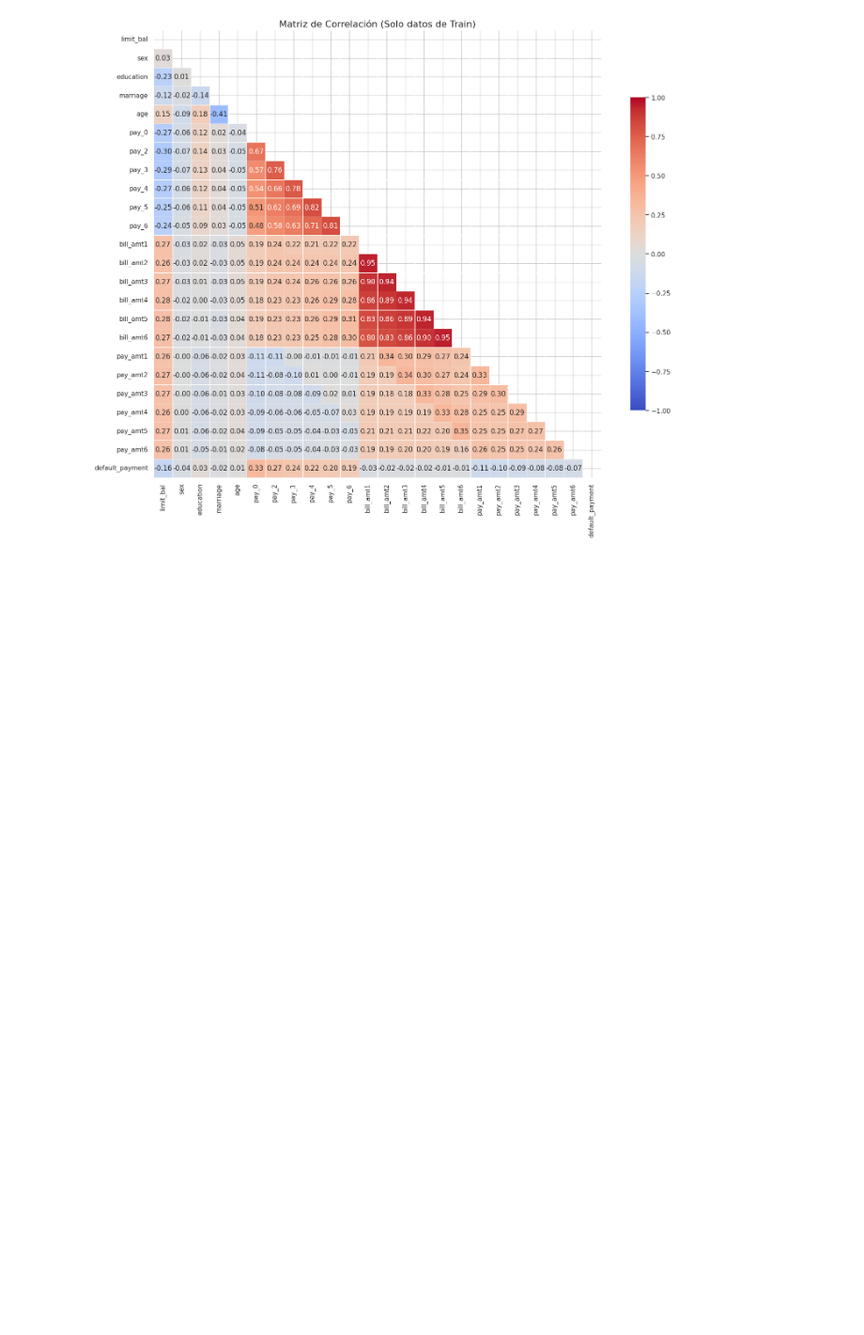
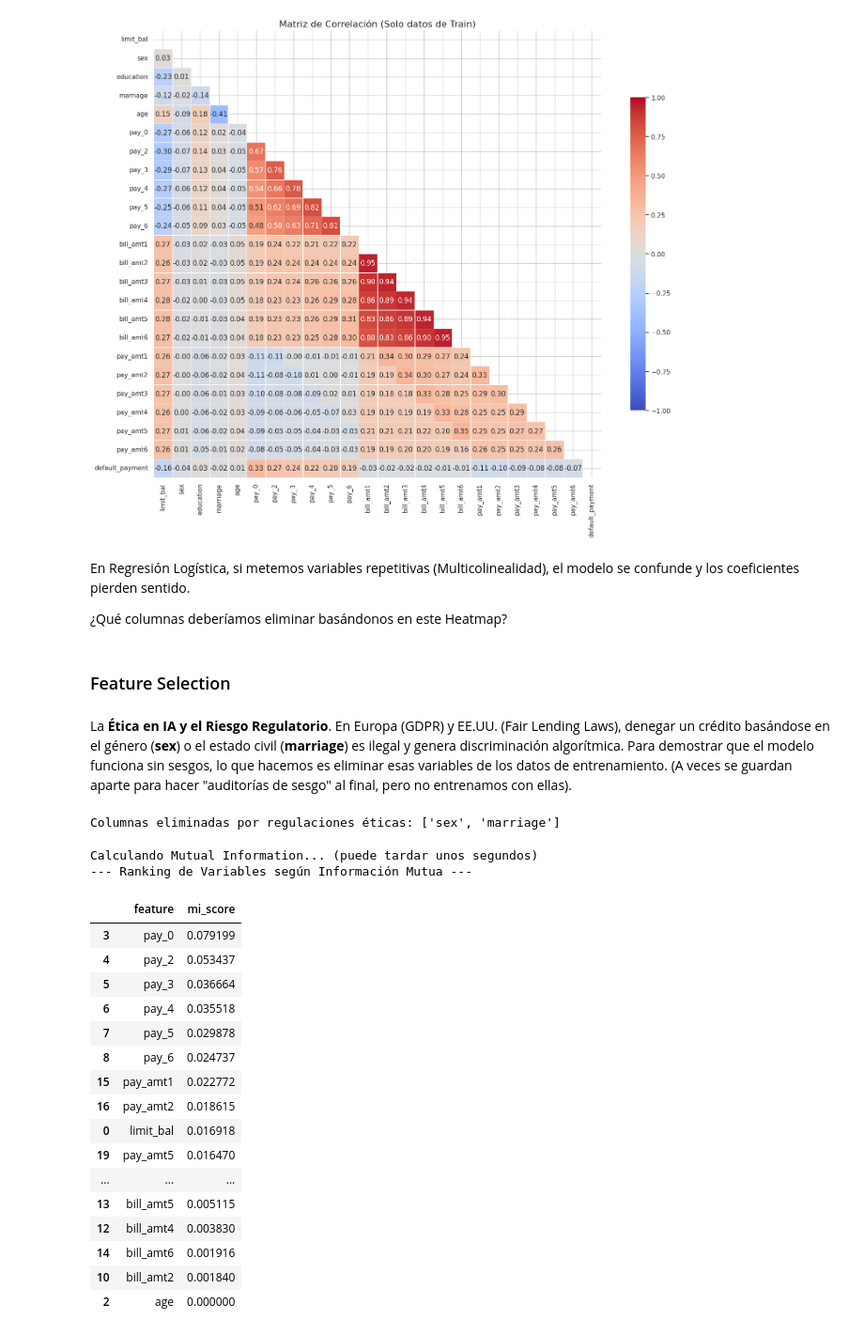
Before and after one commit to Emanuel-TC/preparacion_limpieza_datos, a Jupyter notebook: notebook_principal.ipynb, the cells around one changed output. Shown at 94% size. Drawn from its saved outputs; the diff is of its cells as text; code cells hidden in the pictures; blank space fills up the shorter version.

Commit message:
[feat] feature selection aplicando filtros regulatorios e informacion mutua

```diff
--- a/notebook_principal.ipynb
+++ b/notebook_principal.ipynb
@@ -466,3 +467,56 @@ plt.title('Matriz de Correlación (Solo datos de Train)', fontsize=16)
 plt.show()
 # %% [output]
 [figure]
+# %% [markdown]
+En Regresión Logística, si metemos variables repetitivas (Multicolinealidad), el modelo se confunde y los coeficientes pierden sentido.
+
+¿Qué columnas deberíamos eliminar basándonos en este Heatmap?
+# %% [markdown]
+### Feature Selection
+# %% [markdown]
+La **Ética en IA y el Riesgo Regulatorio**. En Europa (GDPR) y EE.UU. (Fair Lending Laws), denegar un crédito basándose en el género (**sex**) o el estado civil (**marriage**) es ilegal y genera discriminación algorítmica. Para demostrar que el modelo funciona sin sesgos, lo que hacemos es eliminar esas variables de los datos de entrenamiento. (A veces se guardan aparte para hacer "auditorías de sesgo" al final, pero no entrenamos con ellas).
+# %%
+# 12.3. Feature Selection: Criterio Regulatorio y Matemático
+
+# 12.1. CRITERIO REGULATORIO (Ética y Cumplimiento)
+# Eliminamos variables demográficas protegidas del Train y del Test
+cols_to_drop_ethics = ['sex', 'marriage']
+X_train = X_train.drop(columns=cols_to_drop_ethics)
+X_test = X_test.drop(columns=cols_to_drop_ethics)
+print(f"Columnas eliminadas por regulaciones éticas: {cols_to_drop_ethics}\n")
+# %% [output]
+Columnas eliminadas por regulaciones éticas: ['sex', 'marriage']
+# %%
+# 12.2. CRITERIO MATEMÁTICO: Mutual Information
+# Calculamos la importancia de cada variable para predecir el Target
+print("Calculando Mutual Information... (puede tardar unos segundos)")
+mi_scores = mutual_info_classif(X_train, y_train, random_state=42)
+
+# Creamos un DataFrame con los resultados
+mi_df = pd.DataFrame({
+    'feature': X_train.columns,
+    'mi_score': mi_scores
+}).sort_values(by='mi_score', ascending=False)
+
+print("--- Ranking de Variables según Información Mutua ---")
+display(mi_df)
+# %% [output]
+Calculando Mutual Information... (puede tardar unos segundos)
+--- Ranking de Variables según Información Mutua ---
+|  | feature | mi_score |
+| 3 | pay_0 | 0.079199 |
+| 4 | pay_2 | 0.053437 |
+| 5 | pay_3 | 0.036664 |
+| 6 | pay_4 | 0.035518 |
+| 7 | pay_5 | 0.029878 |
+| 8 | pay_6 | 0.024737 |
+| 15 | pay_amt1 | 0.022772 |
+| 16 | pay_amt2 | 0.018615 |
+| 0 | limit_bal | 0.016918 |
+| 19 | pay_amt5 | 0.016470 |
+| ... | ... | ... |
+| 13 | bill_amt5 | 0.005115 |
+| 12 | bill_amt4 | 0.003830 |
+| 14 | bill_amt6 | 0.001916 |
+| 10 | bill_amt2 | 0.001840 |
+| 2 | age | 0.000000 |
```
Also changed, not shown: parts of 1 cell of this notebook.
